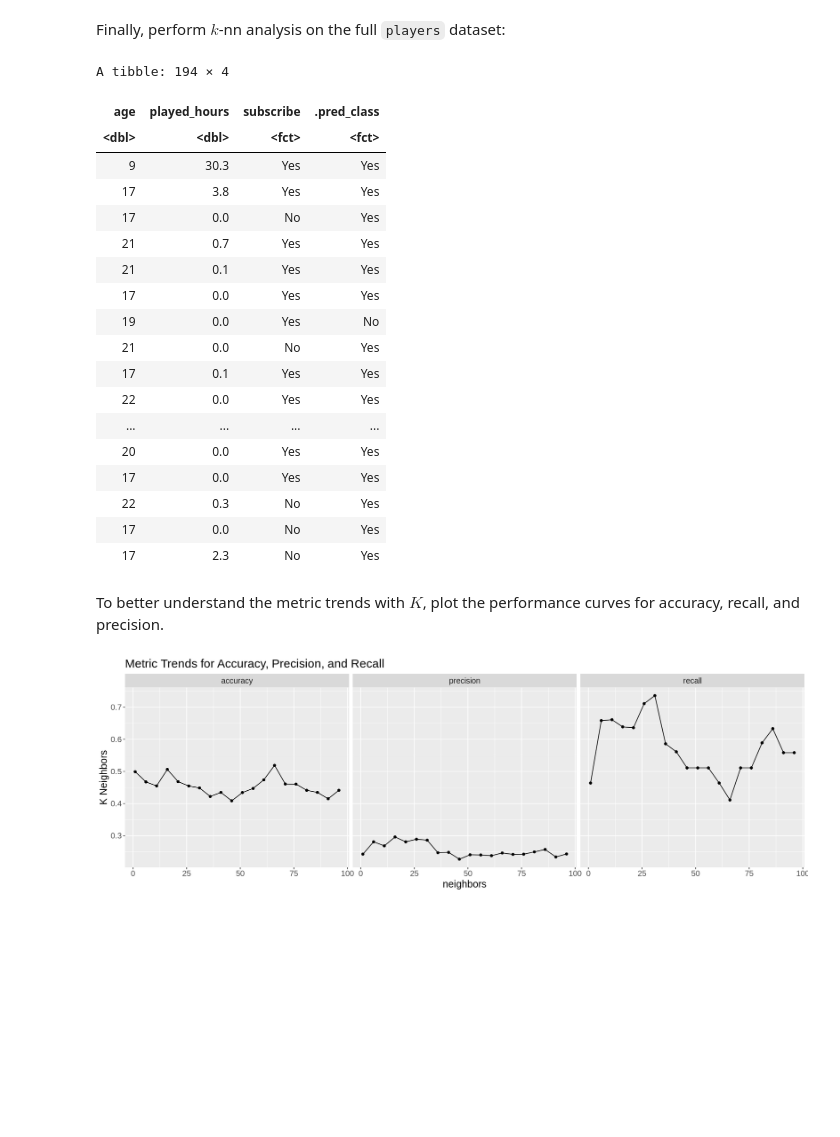
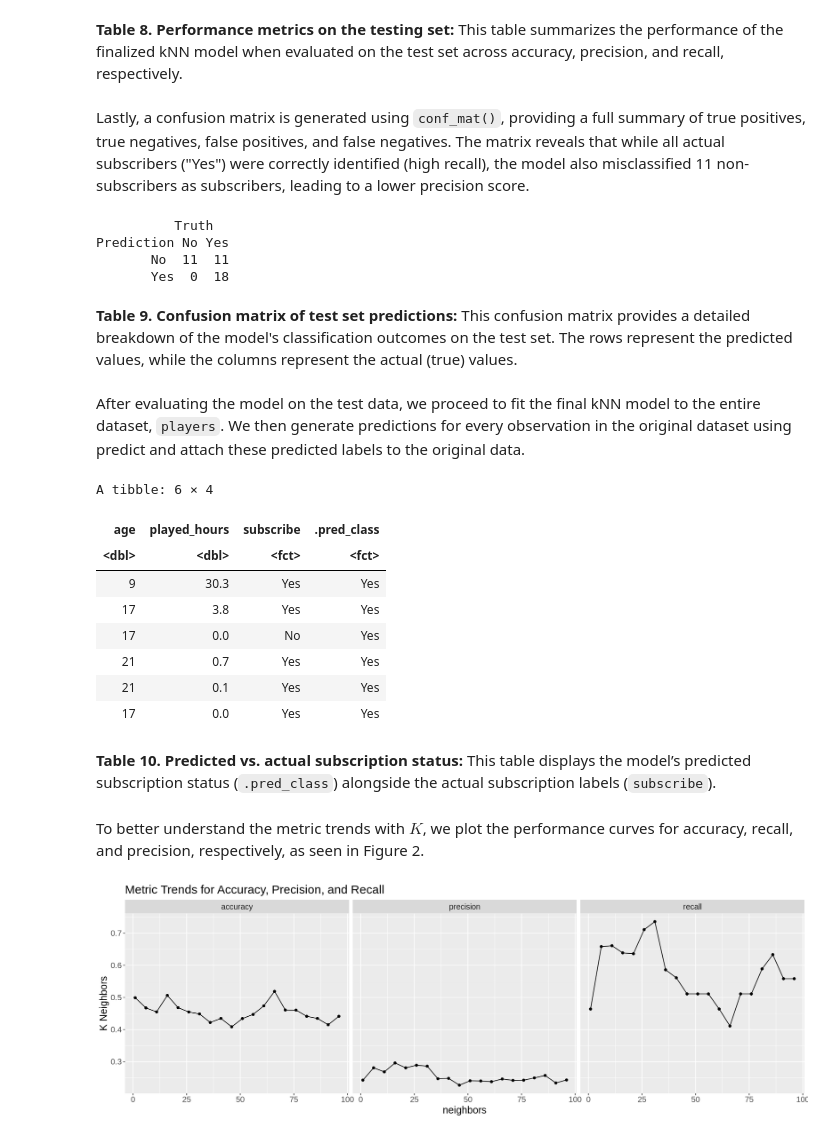
Before and after one commit to evansun06/Player-Prediction-Modelling, a Jupyter notebook: Final_Report.ipynb, the cells around one changed output. Cells and saved outputs as stored; diff of their text form; code cells hidden in the pictures; blank space fills up the shorter version.

Commit message:
(like 95% of) Intro & Methodology
see Instagram for details

```diff
--- a/Final_Report.ipynb
+++ b/Final_Report.ipynb
@@ -62,2 +41,3 @@ Begin by loading in the `players.csv` dataset:
 # %%
-raw_players <- read_csv("data/players.csv", show_col_types = FALSE) # hide output
+raw_players <- read_csv("data/players.csv")
+head(raw_players)
@@ -256,39 +299,45 @@ Prediction No Yes
+# %% [markdown]
+**Table 8. Performance metrics on the testing set:** This table summarizes the performance of the finalized kNN model when evaluated on the test set across accuracy, precision, and recall, respectively.
+# %% [markdown]
+Lastly, a confusion matrix is generated using `conf_mat()`, providing a full summary of true positives, true negatives, false positives, and false negatives. The matrix reveals that while all actual subscribers ("Yes") were correctly identified (high recall), the model also misclassified 11 non-subscribers as subscribers, leading to a lower precision score.
+# %%
+confusion_matrix <- players_test_predictions |>
+    conf_mat(truth = subscribe, estimate = .pred_class)
+confusion_matrix
+# %% [output]
+          Truth
+Prediction No Yes
+       No  11  11
+       Yes  0  18
+# %% [markdown]
+**Table 9. Confusion matrix of test set predictions:** This confusion matrix provides a detailed breakdown of the model's classification outcomes on the test set. The rows represent the predicted values, while the columns represent the actual (true) values.
 # %% [markdown]
-Finally, perform $k$-nn analysis on the full `players` dataset:
+After evaluating the model on the test data, we proceed to fit the final kNN model to the entire dataset, `players`. We then generate predictions for every observation in the original dataset using predict and attach these predicted labels to the original data.
 # %%
-options(repr.matrix.max.rows = 20)
-
 players_fit <- workflow() |>
     add_recipe(players_recipe) |>
     add_model(knn_spec) |>
     fit(data = players)
 
 players_predictions <- predict(players_fit, players) |>
     bind_cols(players) |>
     select(age, played_hours, subscribe, .pred_class) # reorder columns
-players_predictions
+
+head(players_predictions)
 # %% [output]
-A tibble: 194 × 4
+A tibble: 6 × 4
 | age | played_hours | subscribe | .pred_class |
 | <dbl> | <dbl> | <fct> | <fct> |
 | 9 | 30.3 | Yes | Yes |
 | 17 | 3.8 | Yes | Yes |
 | 17 | 0.0 | No | Yes |
 | 21 | 0.7 | Yes | Yes |
 | 21 | 0.1 | Yes | Yes |
 | 17 | 0.0 | Yes | Yes |
-| 19 | 0.0 | Yes | No |
-| 21 | 0.0 | No | Yes |
-| 17 | 0.1 | Yes | Yes |
-| 22 | 0.0 | Yes | Yes |
-| ... | ... | ... | ... |
-| 20 | 0.0 | Yes | Yes |
-| 17 | 0.0 | Yes | Yes |
-| 22 | 0.3 | No | Yes |
-| 17 | 0.0 | No | Yes |
-| 17 | 2.3 | No | Yes |
+# %% [markdown]
+**Table 10. Predicted vs. actual subscription status:** This table displays the model’s predicted subscription status (`.pred_class`) alongside the actual subscription labels (`subscribe`).
 # %% [markdown]
-To better understand the metric trends with $K$, plot the performance curves for accuracy, recall, and precision.
+To better understand the metric trends with $K$, we plot the performance curves for accuracy, recall, and precision, respectively, as seen in Figure 2.
 # %%
 options(repr.plot.width = 15, repr.plot.height = 5)
 metric_trends <- knn_results|>
```
Also changed, not shown: parts of 64 cells of this notebook.
